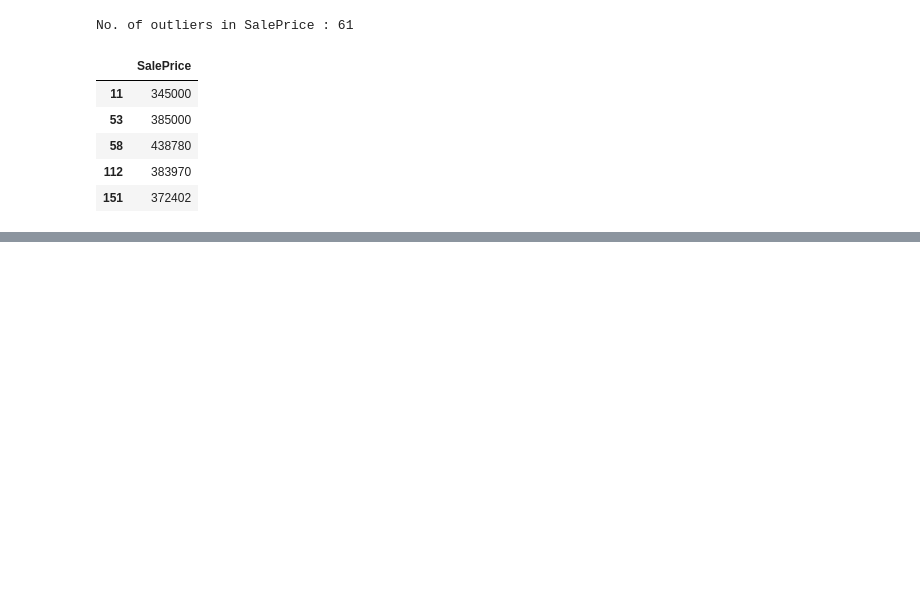
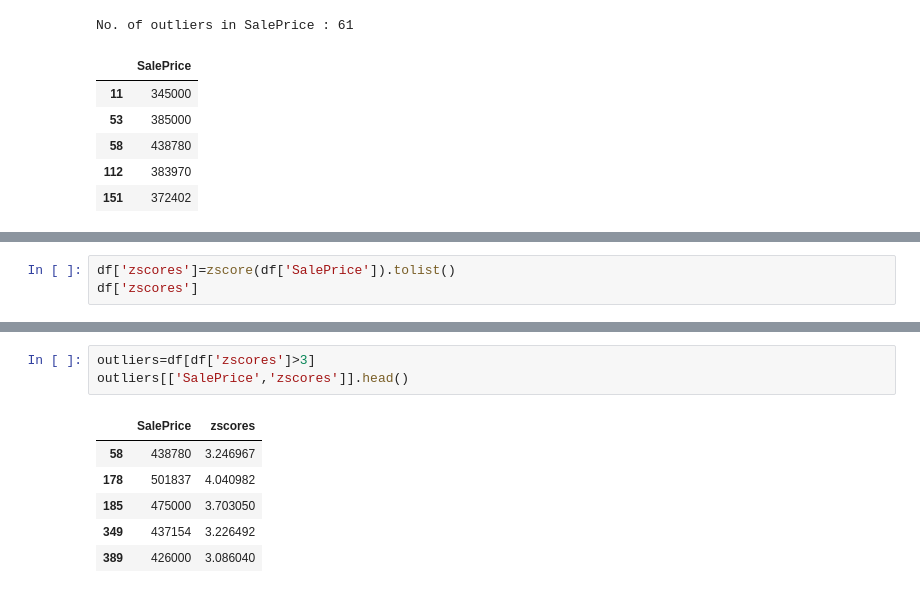
Before and after one commit to kanakamsandeep746-source/FeatureEngineering, a Jupyter notebook: feature.ipynb, the cells around one changed output, grey strips where cells are left out. Drawn from its saved outputs; the diff is of its cells as text; blank space fills up the shorter version.

```diff
--- a/feature.ipynb
+++ b/feature.ipynb
@@ -468,0 +479,3 @@ No. of outliers in SalePrice : 61
+# %%
+df['zscores']=zscore(df['SalePrice']).tolist()
+df['zscores']
@@ -468,0 +495,10 @@ No. of outliers in SalePrice : 61
+# %%
+outliers=df[df['zscores']>3]
+outliers[['SalePrice','zscores']].head()
+# %% [output]
+|  | SalePrice | zscores |
+| 58 | 438780 | 3.246967 |
+| 178 | 501837 | 4.040982 |
+| 185 | 475000 | 3.703050 |
+| 349 | 437154 | 3.226492 |
+| 389 | 426000 | 3.086040 |
```
Also changed, not shown: parts of 4 cells of this notebook.
